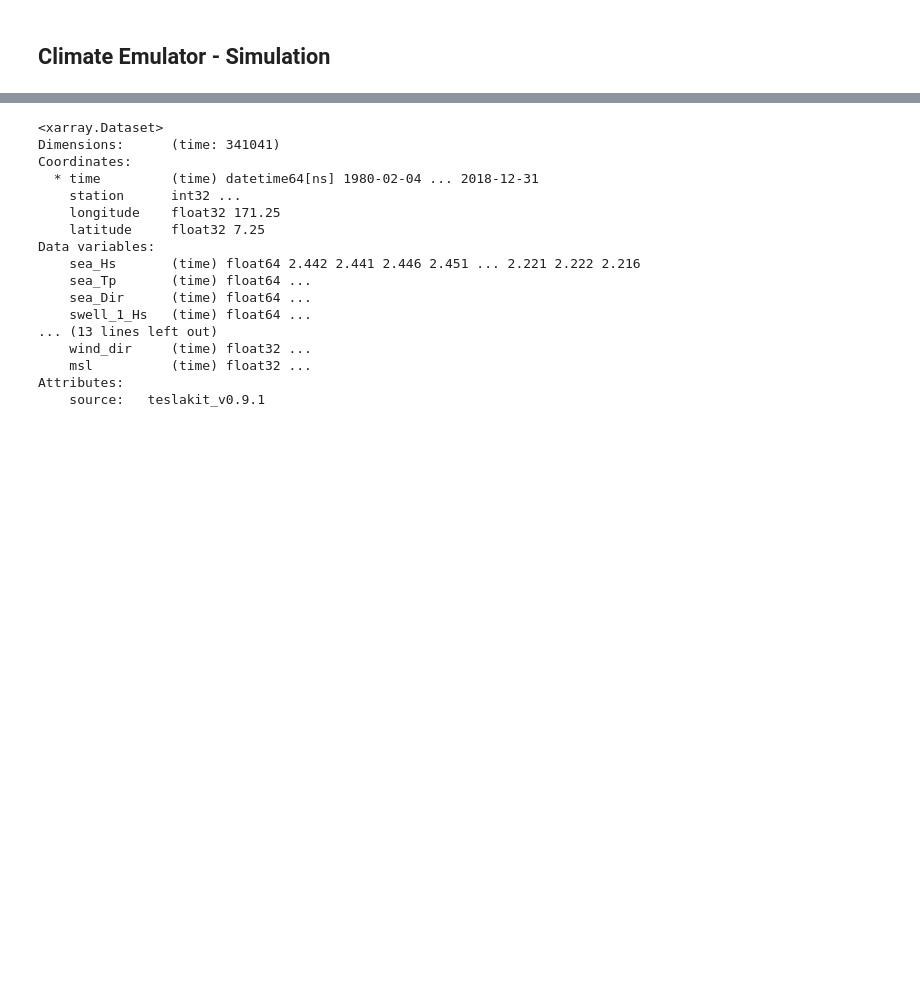
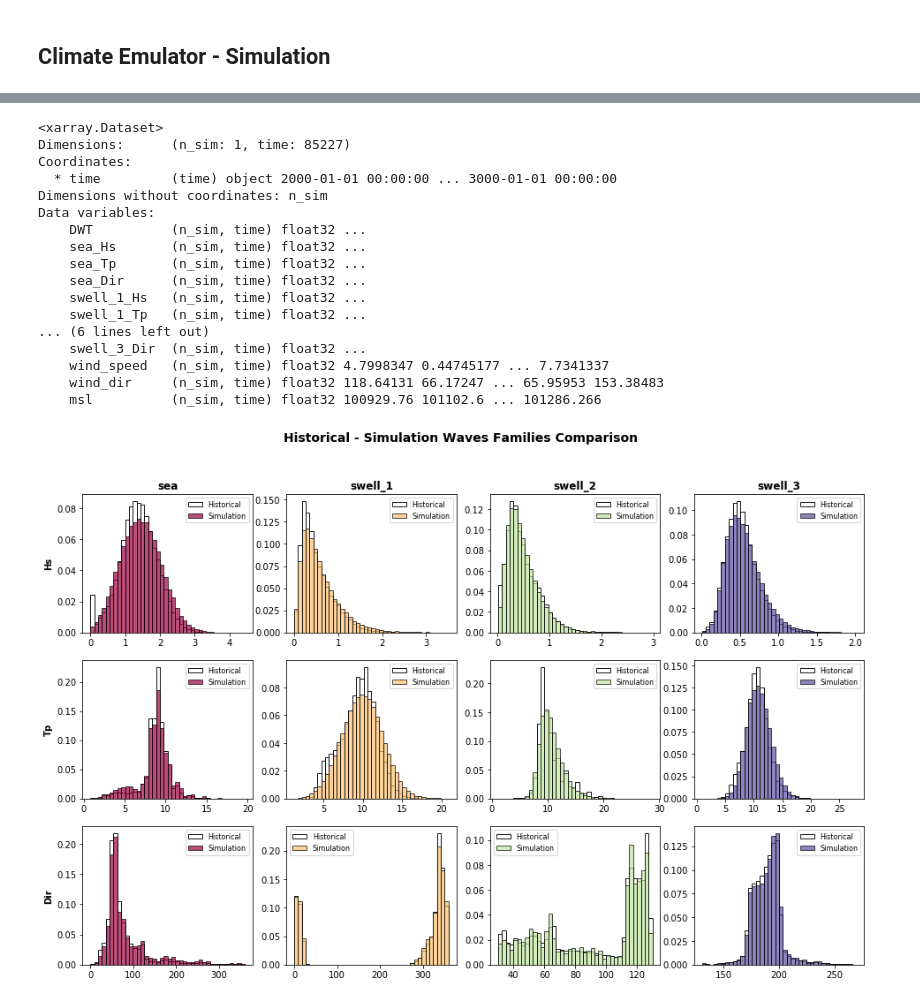
Before and after one commit to ripolln/teslakit, a Jupyter notebook: notebooks/MAJURO/01_Offshore/12_Climate_Emulator.ipynb, the cells around one changed output, grey strips where cells are left out. Cells and saved outputs as stored; diff of their text form; code cells hidden in the pictures; blank space fills up the shorter version.

```diff
--- a/notebooks/MAJURO/01_Offshore/12_Climate_Emulator.ipynb
+++ b/notebooks/MAJURO/01_Offshore/12_Climate_Emulator.ipynb
@@ -223,22 +230,38 @@ AttributeError: 'list' object has no attribute 'dims'
 # %%
 WVS_sim
-WVS_fit
 # %% [output]
 <xarray.Dataset>
-Dimensions:      (time: 341041)
+Dimensions:      (n_sim: 1, time: 85227)
 Coordinates:
-  * time         (time) datetime64[ns] 1980-02-04 ... 2018-12-31
-    station      int32 ...
-    longitude    float32 171.25
-    latitude     float32 7.25
+  * time         (time) object 2000-01-01 00:00:00 ... 3000-01-01 00:00:00
+Dimensions without coordinates: n_sim
 Data variables:
-    sea_Hs       (time) float64 2.442 2.441 2.446 2.451 ... 2.221 2.222 2.216
-    sea_Tp       (time) float64 ...
-    sea_Dir      (time) float64 ...
-    swell_1_Hs   (time) float64 ...
-... (13 lines left out)
-    wind_dir     (time) float32 ...
-    msl          (time) float32 ...
-Attributes:
-    source:   teslakit_v0.9.1
+    DWT          (n_sim, time) float32 ...
+    sea_Hs       (n_sim, time) float32 ...
+    sea_Tp       (n_sim, time) float32 ...
+    sea_Dir      (n_sim, time) float32 ...
+    swell_1_Hs   (n_sim, time) float32 ...
+    swell_1_Tp   (n_sim, time) float32 ...
+... (6 lines left out)
+    swell_3_Dir  (n_sim, time) float32 ...
+    wind_speed   (n_sim, time) float32 4.7998347 0.44745177 ... 7.7341337
+    wind_dir     (n_sim, time) float32 118.64131 66.17247 ... 65.95953 153.38483
+    msl          (n_sim, time) float32 100929.76 101102.6 ... 101286.266
+# %%
+# --------------------------------------
+# Select Simulation to plot
+
+# 2 levels of simulation now:
+n_sim_DWTs = 0  # switch DWTs Simulation (used at CE Sim.)
+n_sim_CE = 0    # switch WAVES Simulation (generated from CE Sim.)
+
+# Load Waves simulated for DWTs set number "n_sim_DWTs"
+# WVS_sim, TCs_sim, WVS_upd = CE.LoadSim(n_sim = n_sim_DWTs)
+WVS_sim = CE.LoadSim_onlywaves(n_sim = n_sim_DWTs)
+
+# Plot simulated waves parameters distribution
+# Plot_Waves_Histogram_FitSim(WVS_fit, WVS_upd.isel(n_sim = n_sim_CE));
+Plot_Waves_Histogram_FitSim(WVS_fit, WVS_sim.isel(n_sim = n_sim_CE));
+# %% [output]
+[figure, added]
 # %%
```
Also changed, not shown: parts of 3 cells of this notebook, 1 other file.
